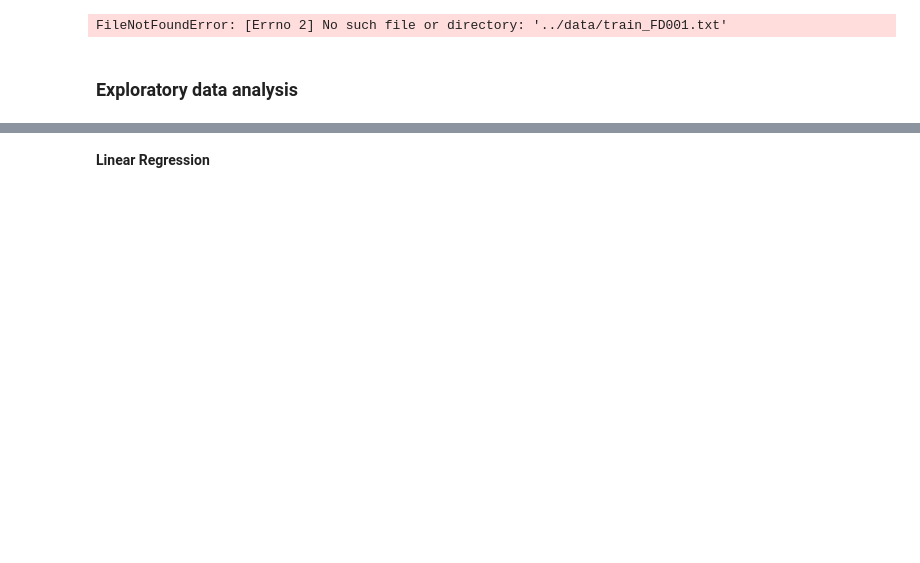
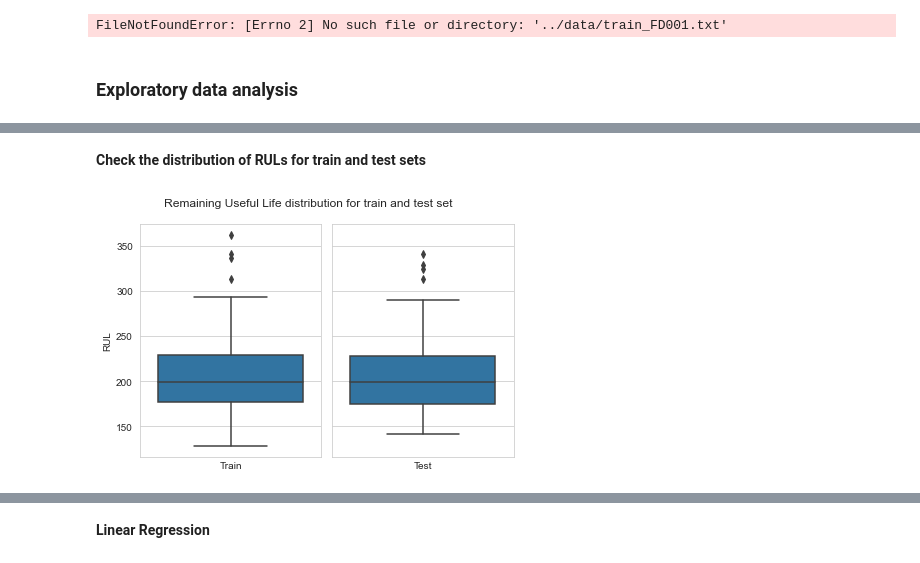
Before and after one commit to Khyati-Bareja/Predictive-Analysis-of-NASA-Turbofan-Degradation-simulation-dataset, a Jupyter notebook: src/EDA-and-Modeling.ipynb, the cells around one changed output, grey strips where cells are left out. Drawn from its saved outputs; the diff is of its cells as text; code cells hidden in the pictures; blank space fills up the shorter version.

```diff
--- a/src/EDA-and-Modeling.ipynb
+++ b/src/EDA-and-Modeling.ipynb
@@ -58,0 +114,26 @@ FileNotFoundError: [Errno 2] No such file or directory: '../data/train_FD001.txt
+# %% [markdown]
+**Check the distribution of RULs for train and test sets**
+# %%
+train_rul = n_cycles.time_cycles.values
+
+# Test set overall RUL is sum of remaining cycles plus the number of cycles a machine has already ran
+test_rul = test.groupby('unit_num').count().time_cycles.values + y_test.RUL.values
+
+fig, axes = plt.subplots(1, 2, figsize=(6, 4), sharey=True)
+
+sns.boxplot(data=train_rul, ax=axes[0])
+sns.boxplot(data=test_rul, ax=axes[1])
+
+axes[0].set_ylabel("RUL")
+axes[0].set_xlabel("Train")
+axes[0].set_xticks(ticks=[])
+
+axes[1].set_xlabel("Test")
+axes[1].set_xticks(ticks=[])
+
+fig.suptitle("Remaining Useful Life distribution for train and test set")
+plt.tight_layout()
+
+plt.show()
+# %% [output]
+[figure, added]
```
Also changed, not shown: parts of 40 cells of this notebook, 15 other files.
